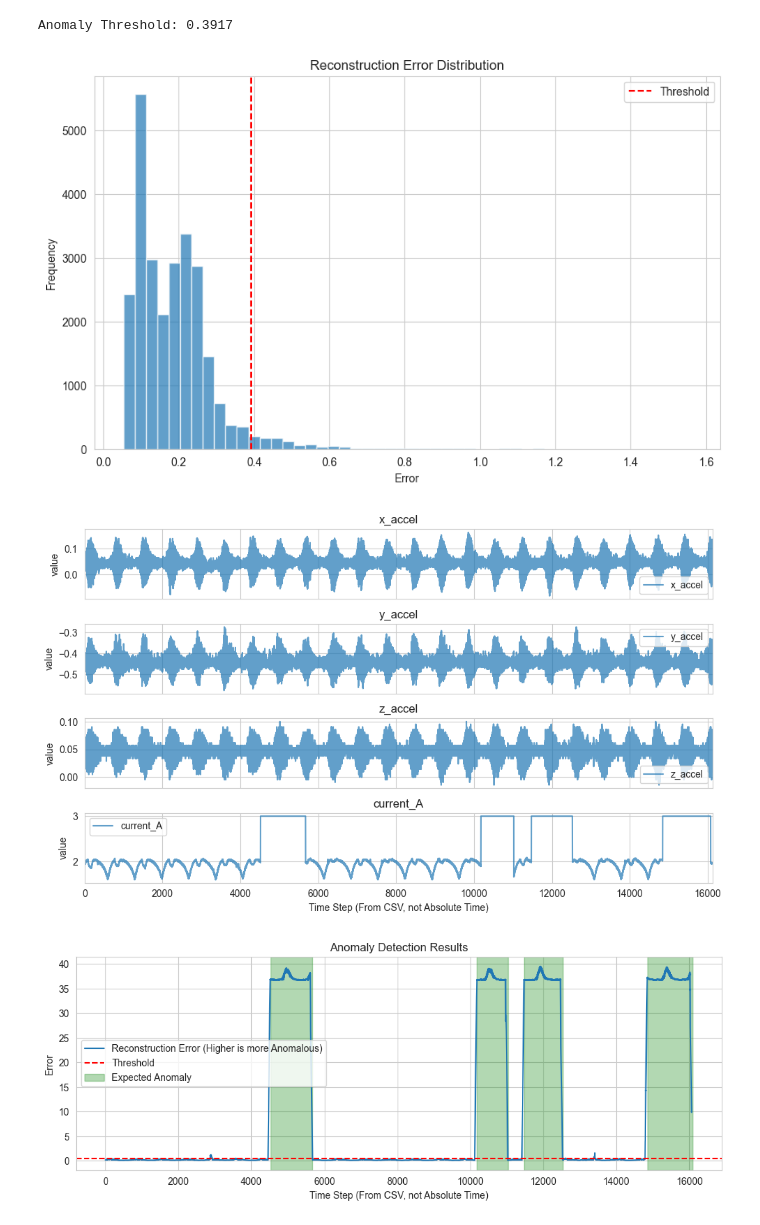
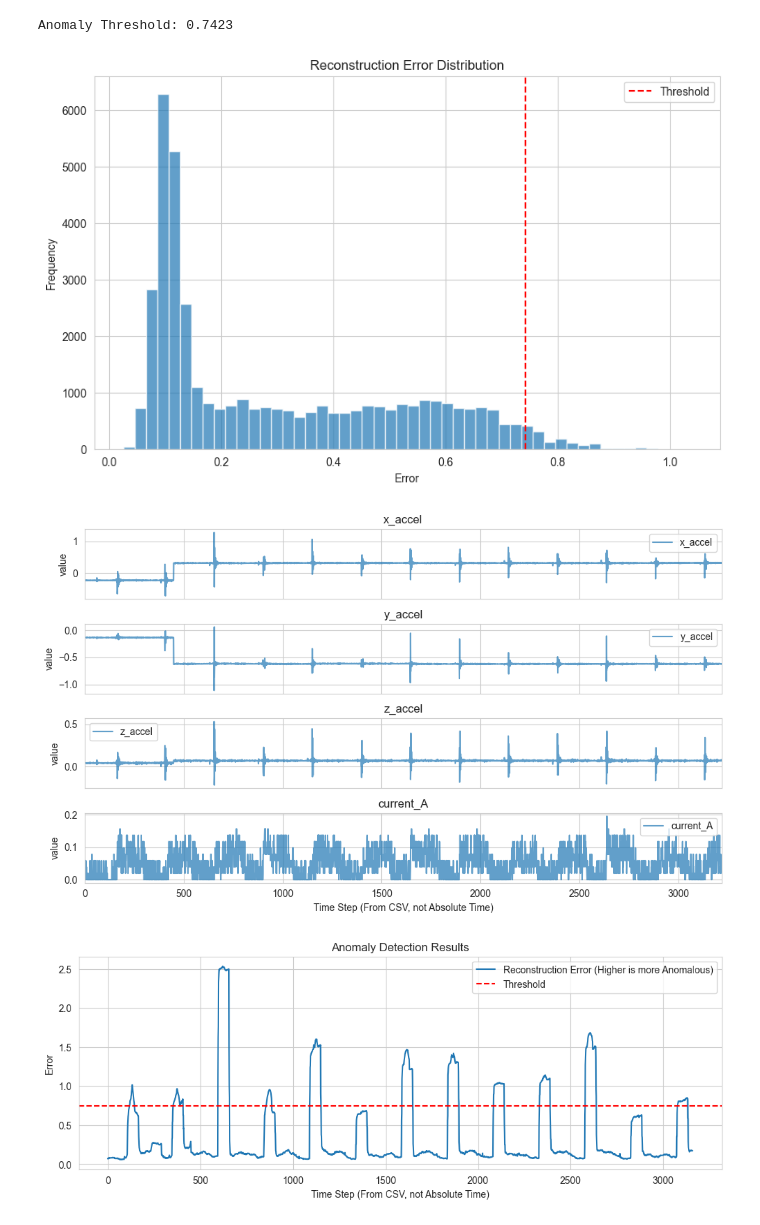
Before and after one commit to conjeevaram/Anomaly-Detection-Auto-Encoder, a Jupyter notebook: detector.ipynb, the cells around one changed output. Cells and saved outputs as stored; diff of their text form; code cells hidden in the pictures.

```diff
--- a/detector.ipynb
+++ b/detector.ipynb
@@ -31,7 +31,7 @@ BATCH_SIZE = 64
 SEQ_LEN = 1 # just keeping this to one for now, would it be better to make it larger?
 
 # loading and combining "normal data" into one dataframe, from which individual windows will be extracted
-normal_files = ["sine.csv", "sawtooth.csv", "square.csv"]
+normal_files = ["train_1.csv", "train_2.csv"]
 dfs = []
 
 for file in normal_files:
@@ -49,9 +49,9 @@ Total samples: 32771
 # %%
 # quick visualization of original data (sanity check)
 
-plt.figure(figsize=(15, 10))
+plt.figure(figsize=(15, 12))
 for i, col in enumerate(full_df.columns):
-    plt.subplot(4, 1, i+1)
+    plt.subplot(5, 1, i+1)
     plt.plot(full_df[col].values[:700], alpha=0.7)
     plt.title(f'normal {col} pattern')
     plt.xlabel('time step (from csv, not absolute time)')
@@ -83,7 +83,7 @@ val_loader = DataLoader(TensorDataset(val_data, val_data),
 class LSTM_Autoencoder(nn.Module):
     def __init__(self, input_dim, hidden_dim, seq_len):
         super().__init__()
-        self.input_dim = input_dim    # 4 features (x,y,z accel + current)
+        self.input_dim = input_dim    # 5 features (x,y,z accel + current + voltage)
         self.hidden_dim = hidden_dim  # Latent space dimension
         self.seq_len = seq_len        # Window size
 
@@ -120,7 +120,7 @@ class LSTM_Autoencoder(nn.Module):
 # Initialize model
 WINDOW_SIZE = 60
 model = LSTM_Autoencoder(
-    input_dim=4,     # x_accel, y_accel, z_accel, current_A
+    input_dim=5,     # x_accel, y_accel, z_accel, current_A, voltage
     hidden_dim=32,   # Latent dimension
     seq_len=WINDOW_SIZE
 )
@@ -266,7 +277,7 @@ with torch.no_grad():
 threshold = np.mean(reconstruction_errors) + 2*np.std(reconstruction_errors) # 2 standard deviations from the mean
 print(f"Anomaly Threshold: {threshold:.4f}")
 # %% [output]
-Anomaly Threshold: 0.3917
+Anomaly Threshold: 0.7423
 # %%
 # visualize error distribution
 
@@ -279,7 +290,7 @@ plt.ylabel('Frequency')
 plt.legend()
 plt.show()
 # %% [output]
-[figure, old version]
+[figure, new version]
 # %%
 # making a function for passing in some csv and detecting anomalies
 
@@ -306,42 +317,42 @@ def detect_anomalies(file_path, model, scaler, threshold):
     anomalies = np.array(errors) > threshold # classifying anomalies where error is greater than threshold
     return df, errors, anomalies
 # %%
-test_file = "sineanom.csv"
+test_file = "test_anom.csv"
 raw_data, errors, anomalies = detect_anomalies(test_file, model, scaler, threshold)
 
 # plot sensor readings (original data)
 fig, axes = plt.subplots(nrows=4, ncols=1, figsize=(10, 6), sharex=True)
 for i, (ax, col) in enumerate(zip(axes, raw_data.columns)):
     ax.plot(raw_data[col], alpha=0.7, label=col)
 
     ax.set_title(f'{col}')
     ax.set_ylabel('value')
     ax.legend()
 
 axes[-1].set_xlabel('Time Step (From CSV, not Absolute Time)')
 axes[-1].set_xlim(0, len(raw_data))
 plt.tight_layout()
 plt.show()
 
 # plotting error progression
 plt.figure(figsize=(12, 4))
 plt.plot(errors, label='Reconstruction Error (Higher is more Anomalous)')
 plt.axhline(threshold, color='r', linestyle='--', label='Threshold')
 
-# expected anomaly regions highlighted in green
-expected_regions = [(4519, 5675), (10180, 11024), (11475, 12528), (14847, 16079)] # manually annotated
-for start, end in expected_regions:
-    plt.axvspan(start, end, color='green', alpha=0.3, label='Expected Anomaly')
+# # expected anomaly regions highlighted in green
+# expected_regions = [(4519, 5675), (10180, 11024), (11475, 12528), (14847, 16079)] # manually annotated
+# for start, end in expected_regions:
+#     plt.axvspan(start, end, color='green', alpha=0.3, label='Expected Anomaly')
 
 # avoid duplicate labels in the legend
 handles, labels = plt.gca().get_legend_handles_labels()
 unique = dict(zip(labels, handles))
 plt.legend(unique.values(), unique.keys())
 
 plt.title('Anomaly Detection Results')
 plt.xlabel('Time Step (From CSV, not Absolute Time)')
 plt.ylabel('Error')
 plt.show()
 # %% [output]
-[figure, old version]
+[figure, new version]
-[figure, old version]
+[figure, new version]
```
Also changed, not shown: parts of 9 cells of this notebook, 16 other files.
